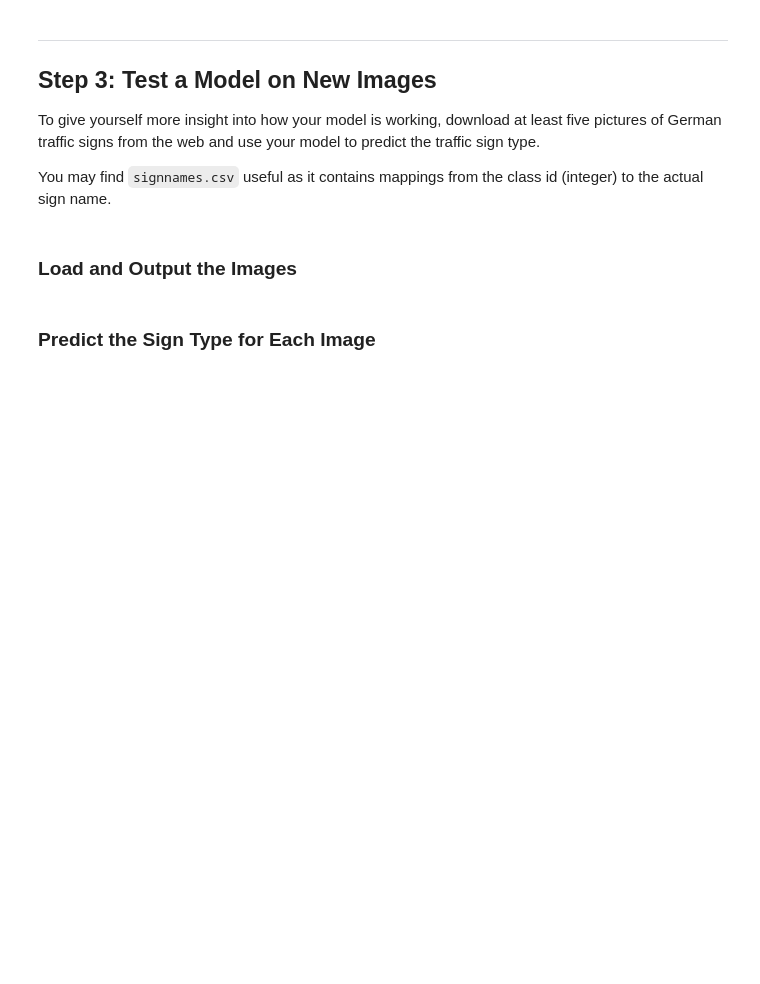
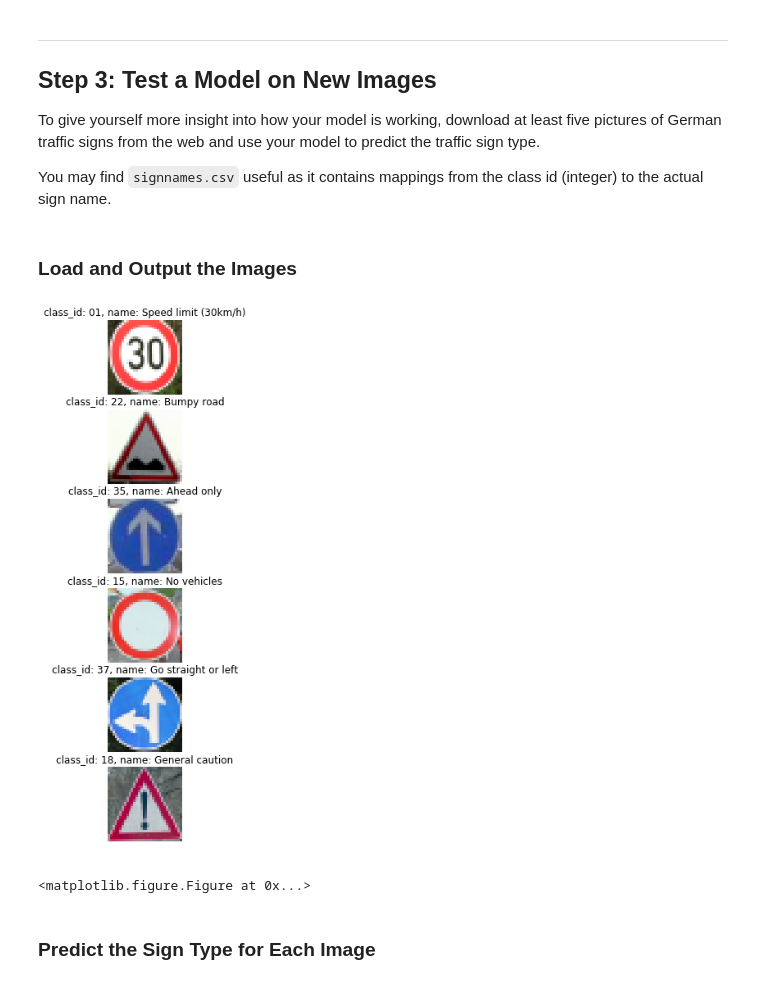
Before and after one commit to luk6xff/SelfDrivingCarND, a Jupyter notebook: CarND-Traffic-Sign-Classifier-P3/Traffic_Sign_Classifier.ipynb, the cells around one changed output. Saved outputs shown, nothing was run; the diff lists cells and outputs as text; code cells hidden in the pictures; blank space fills up the shorter version.

```diff
--- a/CarND-Traffic-Sign-Classifier-P3/Traffic_Sign_Classifier.ipynb
+++ b/CarND-Traffic-Sign-Classifier-P3/Traffic_Sign_Classifier.ipynb
@@ -459,16 +455,16 @@ def conv2d(x, kernel, input_depth, output_depth, strides=1, padding='VALID', mu=
     W = tf.Variable(tf.truncated_normal(shape=shape, mean=mu, stddev=sigma))
     b = tf.Variable(tf.zeros(output_depth))
     conv = tf.nn.conv2d(x, W, strides=[1, strides, strides, 1], padding=padding)
-    conv = tf.nn.bias_add(conv, b)
-    return conv
+    model = tf.add(conv, b)
+    return model
 
 
 def fullyConnected(x, input_size, output_size, mu=0, sigma=0.1):
     W = tf.Variable(tf.truncated_normal(shape=(input_size, output_size), mean=mu, stddev=sigma))
     b = tf.Variable(tf.zeros(output_size))
     fc = tf.matmul(x, W)
-    fc = tf.add(fc, b)
-    return fc
+    model = tf.add(fc, b)
+    return model
 
 
 def relu(x):
@@ -549,12 +558,16 @@ keep_prob = tf.placeholder(tf.float32)
 one_hot_y = tf.one_hot(y, n_classes)
 # %%
 ### Training pipeline
-learning_rate = 0.001
+LEARNING_RATE = 0.0005
+EPOCHS = 50
+BATCH_SIZE = 128
+model_name = 'traffic_sign_net'
+
 
 logits = traffic_sign_net(x)
 cross_entropy = tf.nn.softmax_cross_entropy_with_logits(labels=one_hot_y, logits=logits)
 loss_operation = tf.reduce_mean(cross_entropy)
-optimizer = tf.train.AdamOptimizer(learning_rate = learning_rate )
+optimizer = tf.train.AdamOptimizer(learning_rate = LEARNING_RATE)
 training_operation = optimizer.minimize(loss_operation)
 correct_prediction = tf.equal(tf.argmax(logits, 1), tf.argmax(one_hot_y, 1))
 accuracy_operation = tf.reduce_mean(tf.cast(correct_prediction, tf.float32))
@@ -656,23 +717,27 @@ You may find `signnames.csv` useful as it contains mappings from the class id (i
 # %%
 ### Load the images and plot them here.
 # load new images
 new_sign_dir = './new-signs'
 new_test_images = sorted(glob.glob(new_sign_dir+'/*.png'))
 new_test_images = [cv2.cvtColor(cv2.imread(f), cv2.COLOR_BGR2RGB) for f in new_test_images]
 #print(new_test_images)
 
 # manually annotated labels for these new images
 y_new_test_labels = [1, 22, 35, 15, 37, 18]
 
 # plot new test images
-fig, axes = plt.subplots(len(new_labels), 1, figsize=(8, 8))
+fig, axes = plt.subplots(len(y_new_test_labels), 1, figsize=(8, 8))
 fig.set_size_inches(A4_PORTRAIT)
 for i, img in enumerate(new_test_images):
     axes[i].set_title('class_id: {:02d}, name: {}'.format(y_new_test_labels[i],sign_names[y_new_test_labels[i]]))
     axes[i].imshow(img)
     axes[i].axis('off')
     axes[i].grid(False)
 plt.show()
+plt.savefig('plots/New test sign images set.png', bbox_inches='tight')
+# %% [output]
+[figure, added]
+<matplotlib.figure.Figure at 0x...>
 # %% [markdown]
 ### Predict the Sign Type for Each Image
 # %%
```
Also changed, not shown: parts of 19 cells of this notebook.
